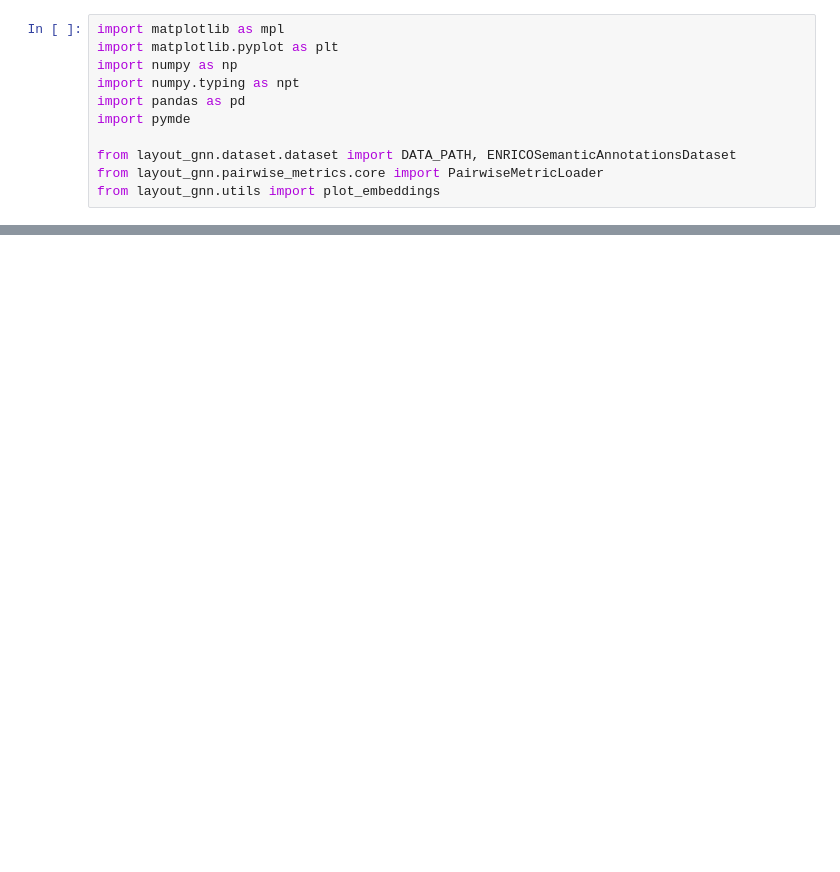
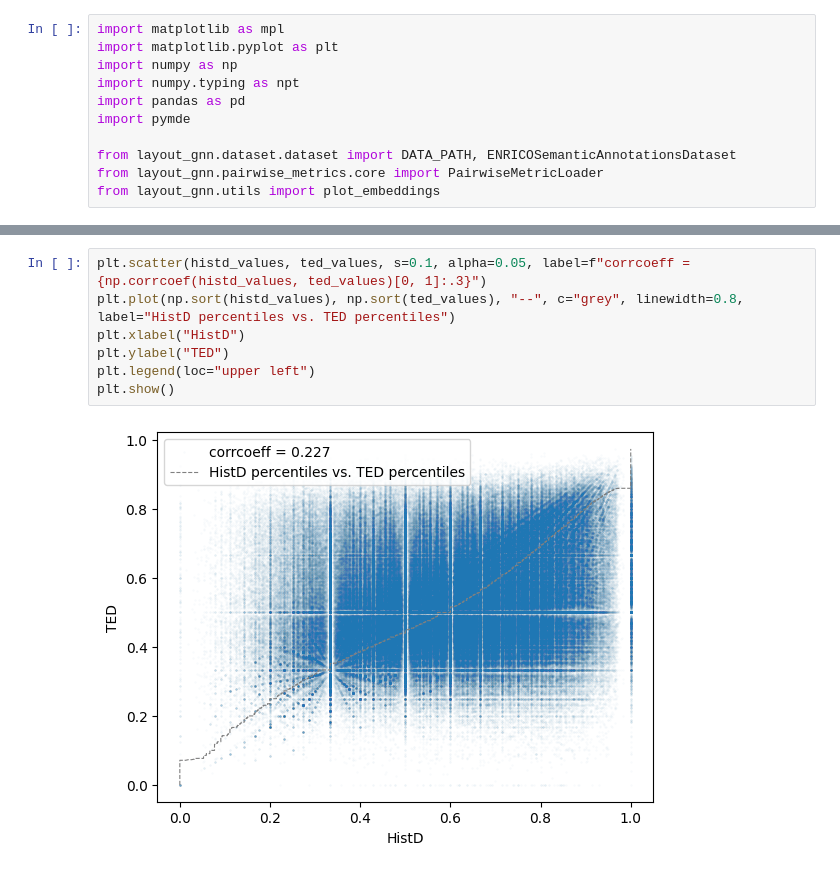
Before and after one commit to SSamDav/Layout-GNN, a Jupyter notebook: notebooks/4_baseline_distances.ipynb, the cells around one changed output, grey strips where cells are left out. Drawn from its saved outputs; the diff is of its cells as text; blank space fills up the shorter version.

```diff
--- a/notebooks/4_baseline_distances.ipynb
+++ b/notebooks/4_baseline_distances.ipynb
@@ -59 +61,10 @@ ax = plot_embeddings(ioud_embeddings, labels, s=5, figsize=(9, 6))
+# %%
+plt.scatter(histd_values, ted_values, s=0.1, alpha=0.05, label=f"corrcoeff = {np.corrcoef(histd_values, ted_values)[0, 1]:.3}")
+plt.plot(np.sort(histd_values), np.sort(ted_values), "--", c="grey", linewidth=0.8, label="HistD percentiles vs. TED percentiles")
+plt.xlabel("HistD")
+plt.ylabel("TED")
+plt.legend(loc="upper left")
+plt.show()
+# %% [output]
+[figure, added]
 # %%
```
Also changed, not shown: parts of 5 cells of this notebook.
